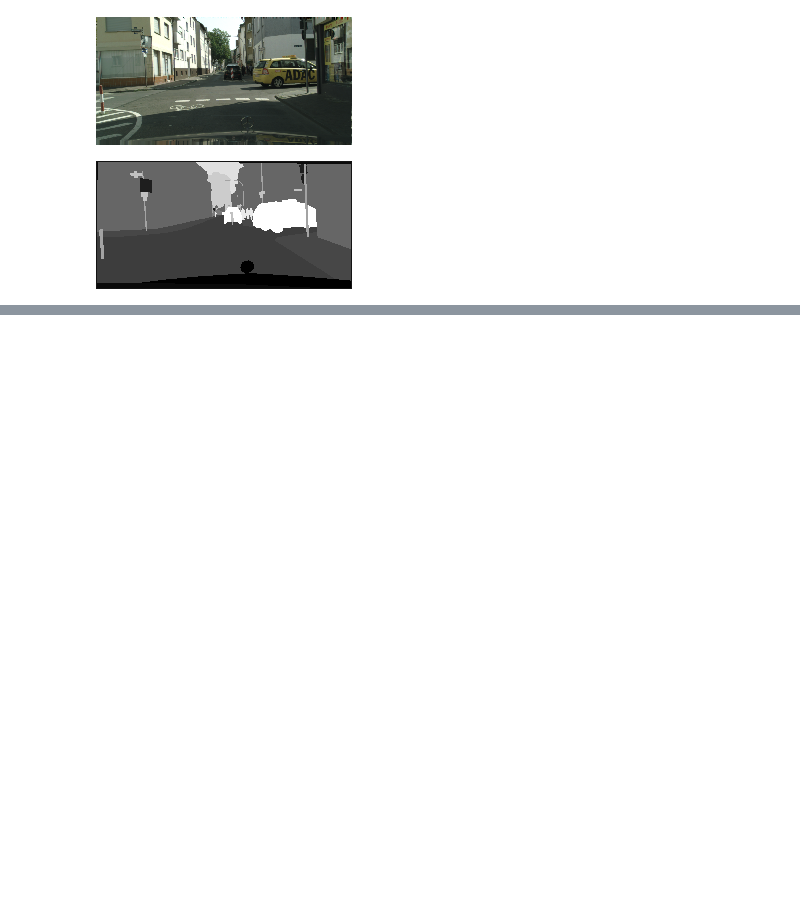
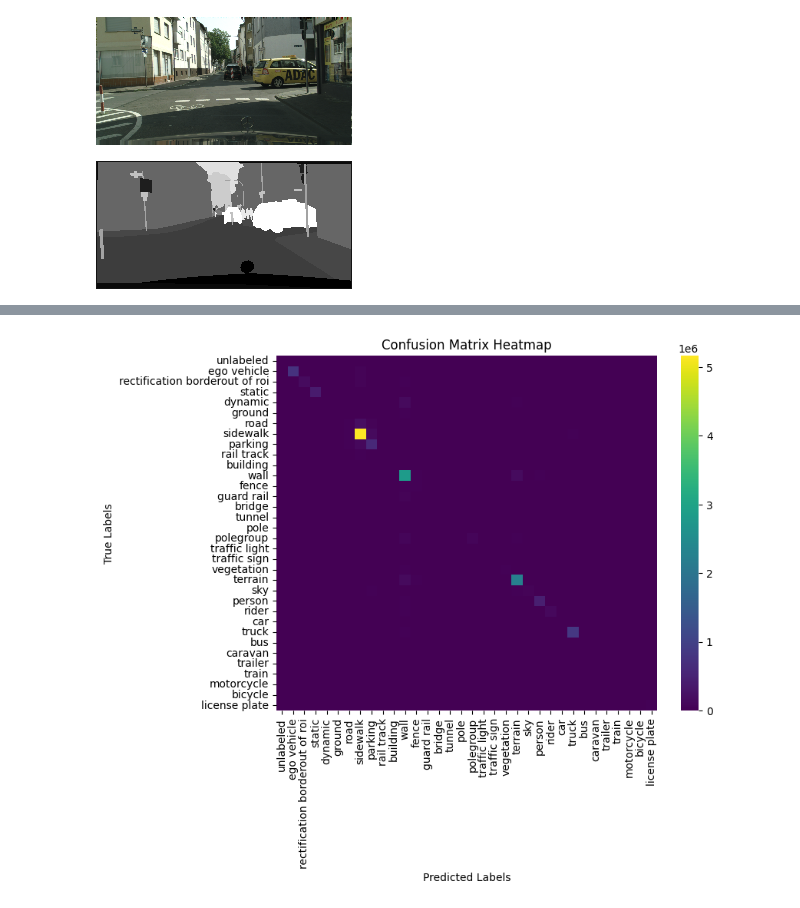
Before and after one commit to Ishan130803/Segnet-Implmentation-PR, a Jupyter notebook: custom-segnet-cityscape-dataset.ipynb, the cells around one changed output, grey strips where cells are left out. Drawn from its saved outputs; the diff is of its cells as text; code cells hidden in the pictures; blank space fills up the shorter version.

```diff
--- a/custom-segnet-cityscape-dataset.ipynb
+++ b/custom-segnet-cityscape-dataset.ipynb
@@ -568,2 +610,13 @@ plt.imshow(conf_matrix)
+# %%
+plt.figure(figsize=(8, 6))
+sns.heatmap(conf_matrix, fmt='d', cmap='viridis', xticklabels=labels, yticklabels=labels)
+
+# Add labels, title, and adjust layout
+plt.xlabel('Predicted Labels')
+plt.ylabel('True Labels')
+plt.title('Confusion Matrix Heatmap')
+plt.show()
+# %% [output]
+[figure, added]
 # %%
 normalized_confusion_matrix = conf_matrix.astype(np.float64) / conf_matrix.sum(axis=1)[:, np.newaxis]
```
Also changed, not shown: parts of 13 cells of this notebook.
